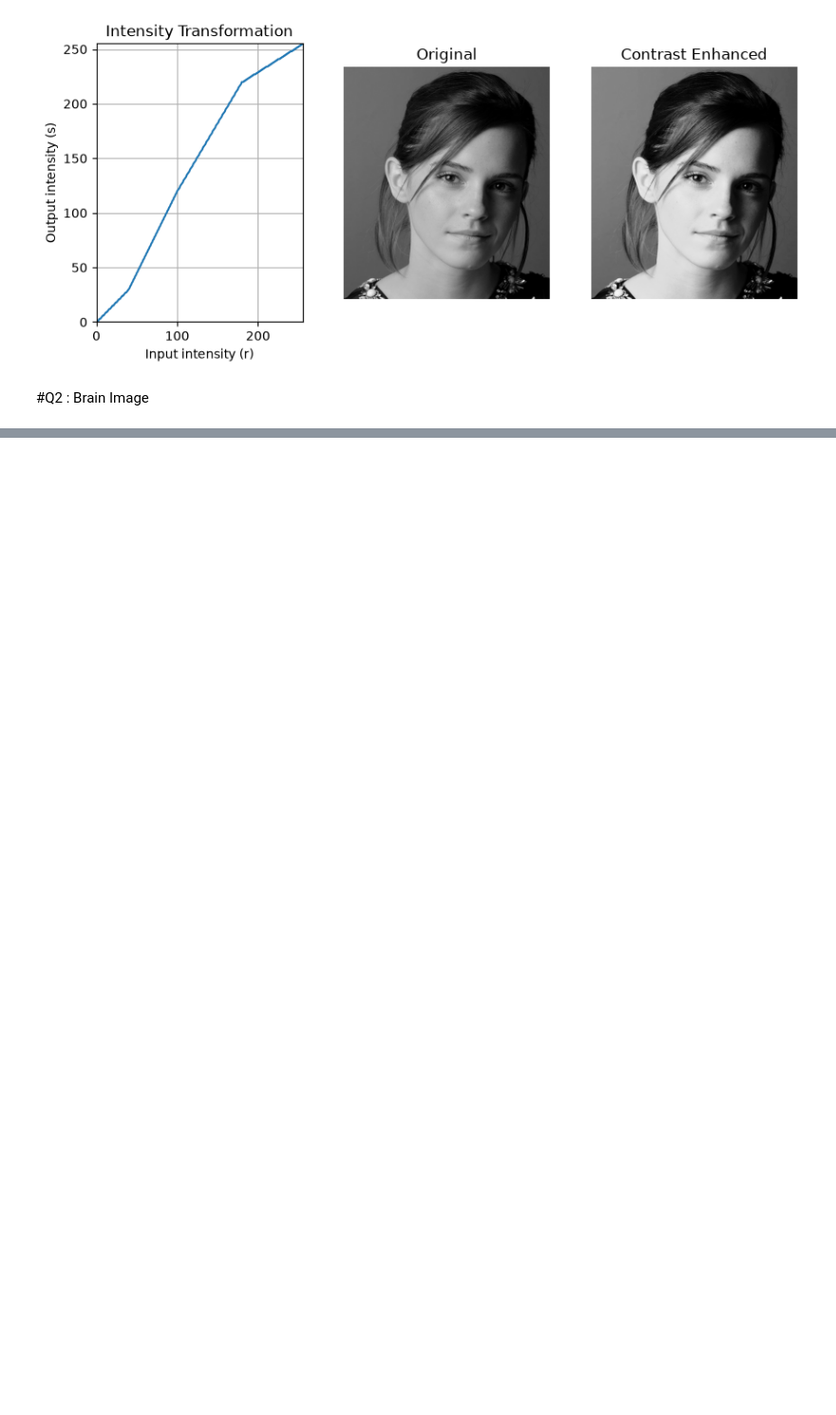
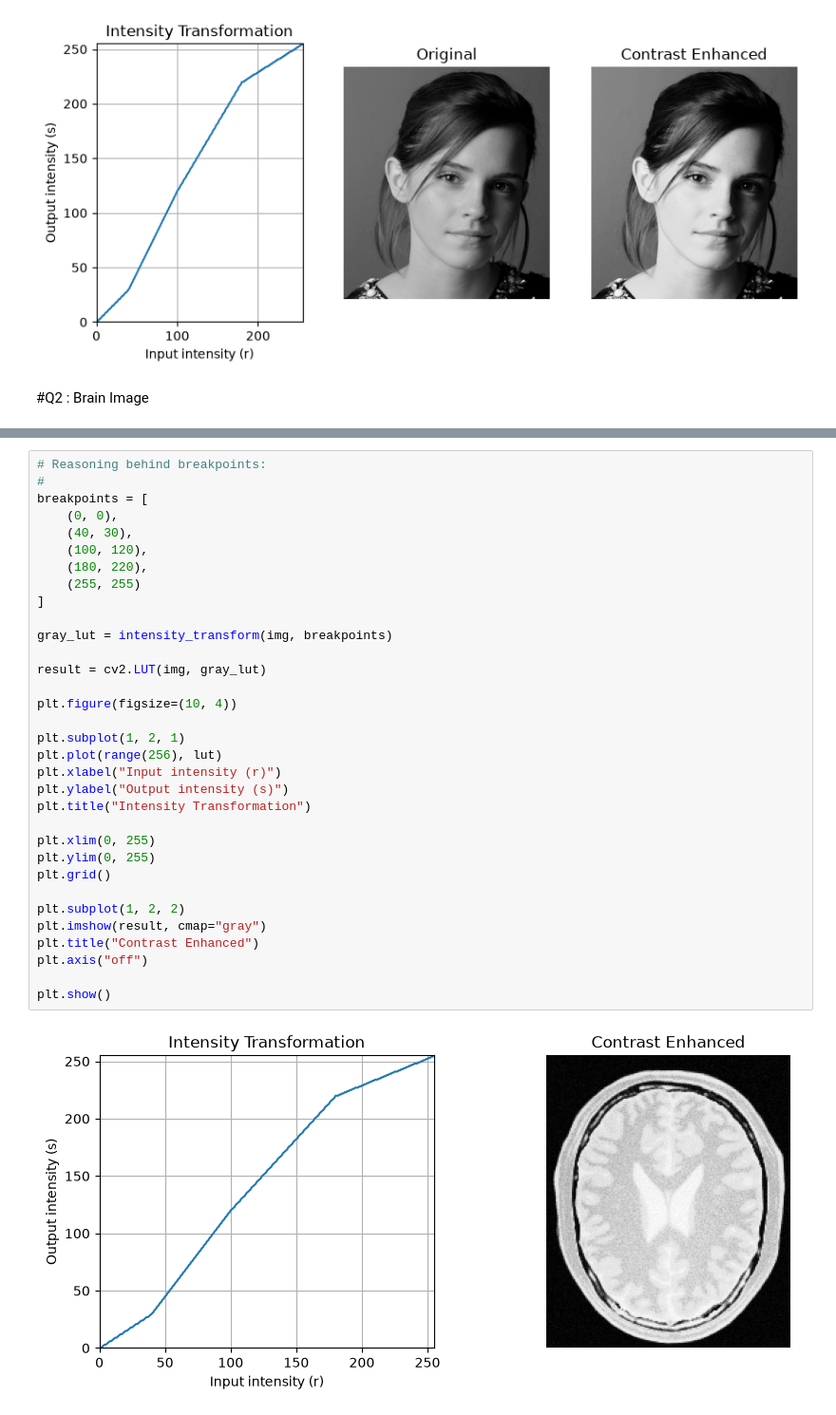
Before and after one commit to rus1ru/EN3160_Assignment_1, a Jupyter notebook: assignment_01.ipynb, the cells around one changed output, grey strips where cells are left out. Shown at 95% size. Drawn from its saved outputs; the diff is of its cells as text; blank space fills up the shorter version.

```diff
--- a/assignment_01.ipynb
+++ b/assignment_01.ipynb
@@ -142,0 +138,35 @@ plt.show()
+# %%
+# Reasoning behind breakpoints:
+#
+breakpoints = [
+    (0, 0),
+    (40, 30),
+    (100, 120),
+    (180, 220),
+    (255, 255)
+]
+
+gray_lut = intensity_transform(img, breakpoints)
+
+result = cv2.LUT(img, gray_lut)
+
+plt.figure(figsize=(10, 4))
+
+plt.subplot(1, 2, 1)
+plt.plot(range(256), lut)
+plt.xlabel("Input intensity (r)")
+plt.ylabel("Output intensity (s)")
+plt.title("Intensity Transformation")
+
+plt.xlim(0, 255)
+plt.ylim(0, 255)
+plt.grid()
+
+plt.subplot(1, 2, 2)
+plt.imshow(result, cmap="gray")
+plt.title("Contrast Enhanced")
+plt.axis("off")
+
+plt.show()
+# %% [output]
+[figure, added]
```
Also changed, not shown: parts of 6 cells of this notebook.
